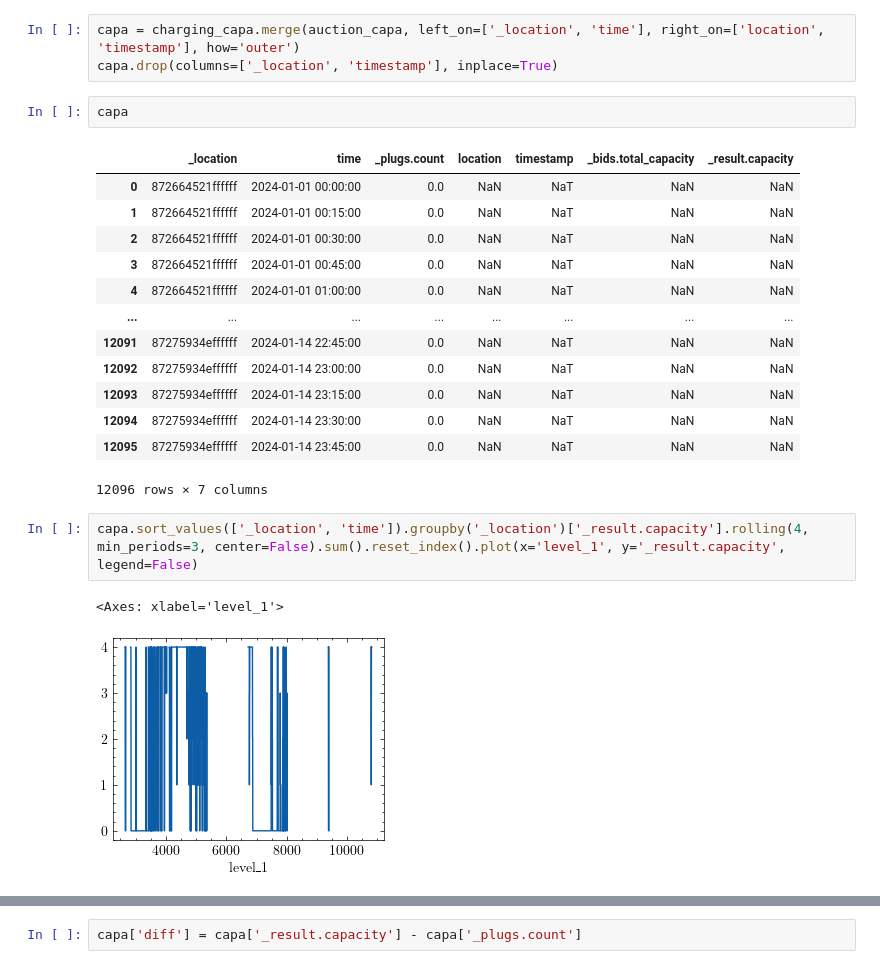
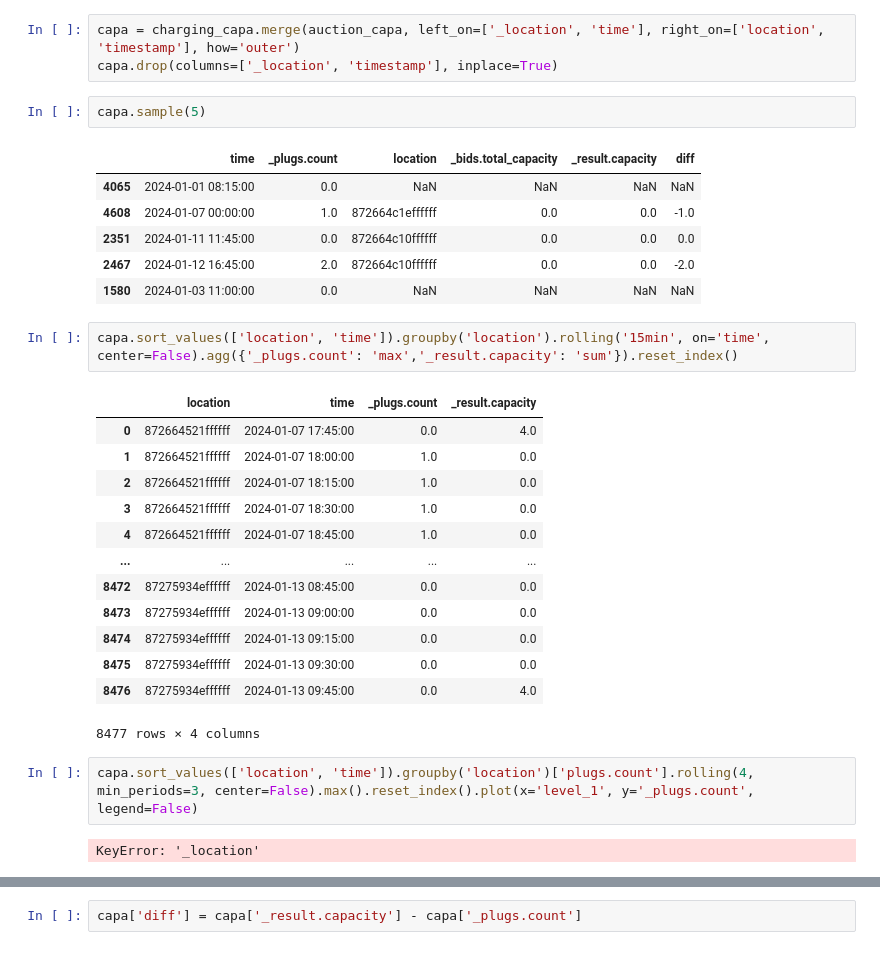
Before and after one commit to IS3UniCologne/urban-mobility-simulation, a Jupyter notebook: resources/scripts/simulation_analysis/shared_charging.ipynb, the cells around one changed output, grey strips where cells are left out. Drawn from its saved outputs; the diff is of its cells as text.

```diff
--- a/resources/scripts/simulation_analysis/shared_charging.ipynb
+++ b/resources/scripts/simulation_analysis/shared_charging.ipynb
@@ -346,23 +356,31 @@ charging_capa.merge(auction_capa, left_on=['_location', 'time'], right_on=['loca
 capa = charging_capa.merge(auction_capa, left_on=['_location', 'time'], right_on=['location', 'timestamp'], how='outer')
 capa.drop(columns=['_location', 'timestamp'], inplace=True)
 # %%
-capa
+capa.sample(5)
 # %% [output]
-|  | _location | time | _plugs.count | location | timestamp | _bids.total_capacity | _result.capacity |
-| 0 | 872664521ffffff | 2024-01-01 00:00:00 | 0.0 | NaN | NaT | NaN | NaN |
-| 1 | 872664521ffffff | 2024-01-01 00:15:00 | 0.0 | NaN | NaT | NaN | NaN |
-| 2 | 872664521ffffff | 2024-01-01 00:30:00 | 0.0 | NaN | NaT | NaN | NaN |
-| 3 | 872664521ffffff | 2024-01-01 00:45:00 | 0.0 | NaN | NaT | NaN | NaN |
-| 4 | 872664521ffffff | 2024-01-01 01:00:00 | 0.0 | NaN | NaT | NaN | NaN |
-| ... | ... | ... | ... | ... | ... | ... | ... |
-| 12091 | 87275934effffff | 2024-01-14 22:45:00 | 0.0 | NaN | NaT | NaN | NaN |
-| 12092 | 87275934effffff | 2024-01-14 23:00:00 | 0.0 | NaN | NaT | NaN | NaN |
-| 12093 | 87275934effffff | 2024-01-14 23:15:00 | 0.0 | NaN | NaT | NaN | NaN |
-| 12094 | 87275934effffff | 2024-01-14 23:30:00 | 0.0 | NaN | NaT | NaN | NaN |
-| 12095 | 87275934effffff | 2024-01-14 23:45:00 | 0.0 | NaN | NaT | NaN | NaN |
+|  | time | _plugs.count | location | _bids.total_capacity | _result.capacity | diff |
+| 4065 | 2024-01-01 08:15:00 | 0.0 | NaN | NaN | NaN | NaN |
+| 4608 | 2024-01-07 00:00:00 | 1.0 | 872664c1effffff | 0.0 | 0.0 | -1.0 |
+| 2351 | 2024-01-11 11:45:00 | 0.0 | 872664c10ffffff | 0.0 | 0.0 | 0.0 |
+| 2467 | 2024-01-12 16:45:00 | 2.0 | 872664c10ffffff | 0.0 | 0.0 | -2.0 |
+| 1580 | 2024-01-03 11:00:00 | 0.0 | NaN | NaN | NaN | NaN |
-12096 rows × 7 columns
+# %%
+capa.sort_values(['location', 'time']).groupby('location').rolling('15min', on='time', center=False).agg({'_plugs.count': 'max','_result.capacity': 'sum'}).reset_index()
+# %% [output]
+|  | location | time | _plugs.count | _result.capacity |
+| 0 | 872664521ffffff | 2024-01-07 17:45:00 | 0.0 | 4.0 |
+| 1 | 872664521ffffff | 2024-01-07 18:00:00 | 1.0 | 0.0 |
+| 2 | 872664521ffffff | 2024-01-07 18:15:00 | 1.0 | 0.0 |
+| 3 | 872664521ffffff | 2024-01-07 18:30:00 | 1.0 | 0.0 |
+| 4 | 872664521ffffff | 2024-01-07 18:45:00 | 1.0 | 0.0 |
+| ... | ... | ... | ... | ... |
+| 8472 | 87275934effffff | 2024-01-13 08:45:00 | 0.0 | 0.0 |
+| 8473 | 87275934effffff | 2024-01-13 09:00:00 | 0.0 | 0.0 |
+| 8474 | 87275934effffff | 2024-01-13 09:15:00 | 0.0 | 0.0 |
+| 8475 | 87275934effffff | 2024-01-13 09:30:00 | 0.0 | 0.0 |
+| 8476 | 87275934effffff | 2024-01-13 09:45:00 | 0.0 | 4.0 |
+8477 rows × 4 columns
 # %%
-capa.sort_values(['_location', 'time']).groupby('_location')['_result.capacity'].rolling(4, min_periods=3, center=False).sum().reset_index().plot(x='level_1', y='_result.capacity', legend=False)
+capa.sort_values(['location', 'time']).groupby('location')['plugs.count'].rolling(4, min_periods=3, center=False).max().reset_index().plot(x='level_1', y='_plugs.count', legend=False)
 # %% [output]
-<Axes: xlabel='level_1'>
+KeyError: '_location'
-[figure, removed]
```
Also changed, not shown: parts of 18 cells of this notebook, 2 other files.
